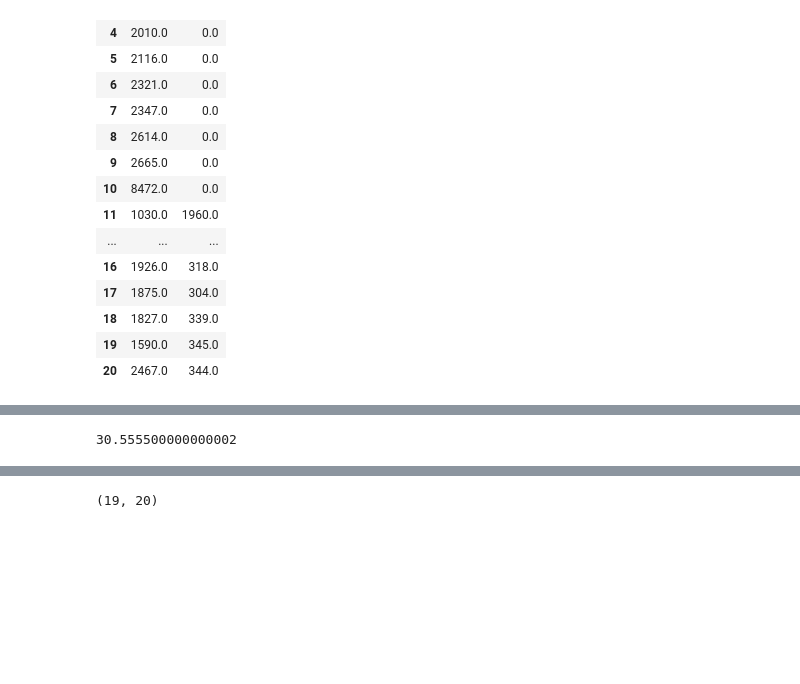
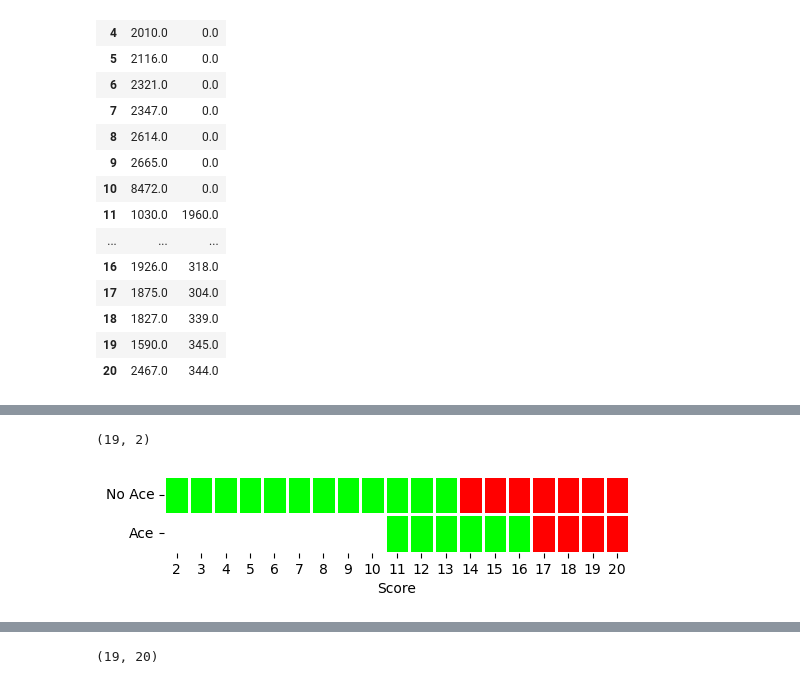
Before and after one commit to michaelgamstonNotts/MLiS_CW2, a Jupyter notebook: Code/visualise_tables.ipynb, the cells around one changed output, grey strips where cells are left out. Saved outputs shown, nothing was run; the diff lists cells and outputs as text; code cells hidden in the pictures; blank space fills up the shorter version.

```diff
--- a/Code/visualise_tables.ipynb
+++ b/Code/visualise_tables.ipynb
@@ -103,6 +78,31 @@ policy_df
-# %%
-dict = {1:10, 2:10, 3:10.5555}
-
-print(sum(list(dict.values())[1-1:]))
-# %% [output]
-30.555500000000002
+# %%
+import seaborn as sns
+import matplotlib.pyplot as plt
+from matplotlib.colors import ListedColormap
+
+infinite_q_policy = np.load('infinite_policy.npy')
+print(infinite_q_policy.shape)
+policy_df = pd.DataFrame(infinite_q_policy, columns=['No Ace', 'Ace'], index=np.arange(2,21))
+
+
+fig, ax = plt.subplots(1, 1, figsize=(6, 1))
+cmap = ListedColormap(['#FF0000', '#00FF00'])
+
+mask1 = np.full_like(infinite_q_policy.T, False, dtype=bool)
+mask1[1,0:9] = True
+
+sns.heatmap(infinite_q_policy.T, cmap=cmap,
+            cbar_kws={'shrink': 0.8},
+            linecolor='white', linewidths=1,
+            ax=ax, cbar=False,
+            mask=mask1)
+
+ax.set_xlabel('Score')
+ax.set_yticklabels(('No Ace', 'Ace'))
+ax.set_xticklabels(('2','3','4','5','6','7','8','9','10','11','12','13','14','15','16','17','18','19','20'))
+ax.tick_params('y', rotation=0)
+
+plt.show()
+# %% [output]
+(19, 2)
+[figure, added]
```
Also changed, not shown: parts of 9 cells of this notebook.
